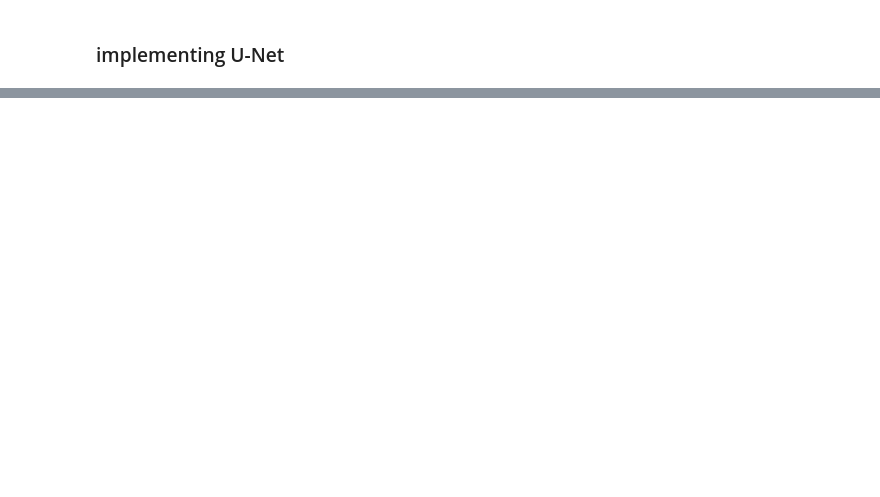
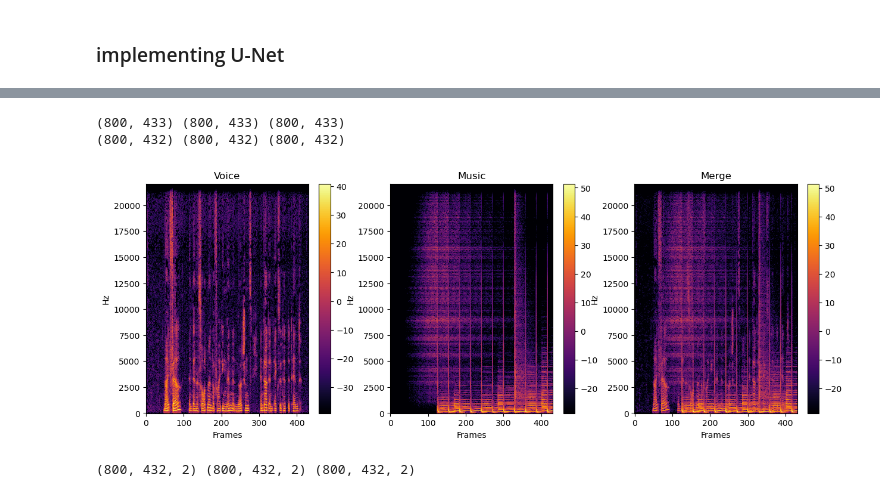
Before and after one commit to jbw9964/2023-MATLAB-AI-contest, a Jupyter notebook: Jun_repo/test5_unet.ipynb, the cells around one changed output, grey strips where cells are left out. Cells and saved outputs as stored; diff of their text form; code cells hidden in the pictures; blank space fills up the shorter version.

```diff
--- a/Jun_repo/test5_unet.ipynb
+++ b/Jun_repo/test5_unet.ipynb
@@ -143,0 +121,52 @@ class U_Net(Model) :
+# %%
+import numpy as np
+import matplotlib.pyplot as plt
+
+# n_fft = 2 * (16 * input_shape - 1)        /       example - 1598
+n_fft=1598
+D_voice_raw = librosa.stft(voice_source, n_fft=n_fft)
+D_music_raw = librosa.stft(music_source, n_fft=n_fft)
+D_merge_raw = librosa.stft(merge_source, n_fft=n_fft)
+
+print(D_voice_raw.shape, D_music_raw.shape, D_merge_raw.shape)
+
+D_voice_raw = D_voice_raw[:,:432]
+D_music_raw = D_music_raw[:,:432]
+D_merge_raw = D_merge_raw[:,:432]
+print(D_voice_raw.shape, D_music_raw.shape, D_merge_raw.shape)      # input shape must be multiple of 16
+
+# try :
+#     del fig, axes
+# finally :
+#     pass
+
+fig, axes = plt.subplots(nrows=1, ncols=3, figsize=(15,5))
+
+for ax, D, title in zip(axes, [np.abs(D_voice_raw), np.abs(D_music_raw), np.abs(D_merge_raw)], ["Voice", "Music", "Merge"]) :
+    S_db = librosa.amplitude_to_db(D)
+    cb = librosa.display.specshow(S_db, x_axis="frames", y_axis="fft", sr=sample_rate * 2, ax=ax, cmap="inferno")
+    ax.set_title(title)
+    plt.colorbar(cb)
+# %% [output]
+(800, 433) (800, 433) (800, 433)
+(800, 432) (800, 432) (800, 432)
+[figure, added]
+# %%
+import numpy as np
+def complex_to_polar(array) :
+    r = np.abs(array)
+    angle = np.angle(array)
+
+    result_array = np.zeros(shape=(*array.shape, 2), dtype=array[...,0].real.dtype)
+    result_array[..., 0] = r
+    result_array[..., 1] = angle
+
+    return result_array
+
+polar_voice = complex_to_polar(D_voice_raw)
+polar_music = complex_to_polar(D_music_raw)
+polar_merge = complex_to_polar(D_merge_raw)
+
+print(polar_voice.shape, polar_music.shape, polar_merge.shape)
+# %% [output]
+(800, 432, 2) (800, 432, 2) (800, 432, 2)
```
Also changed, not shown: parts of 16 cells of this notebook.
